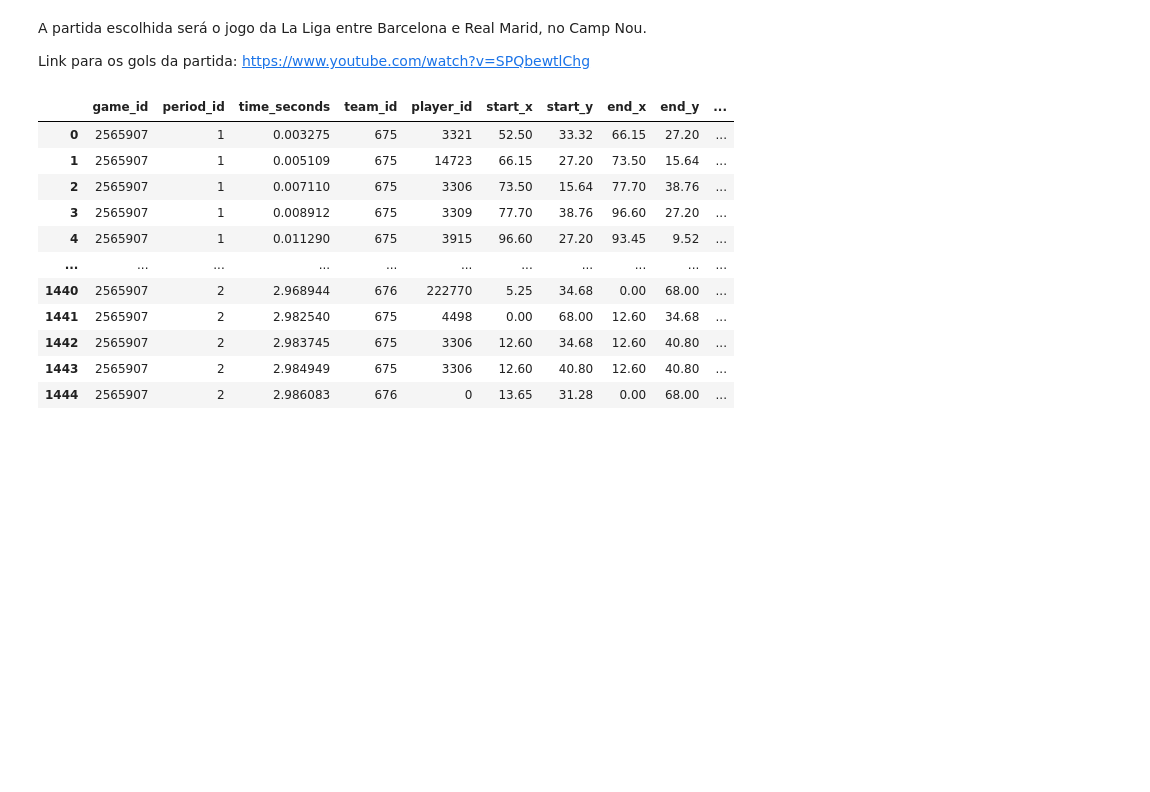
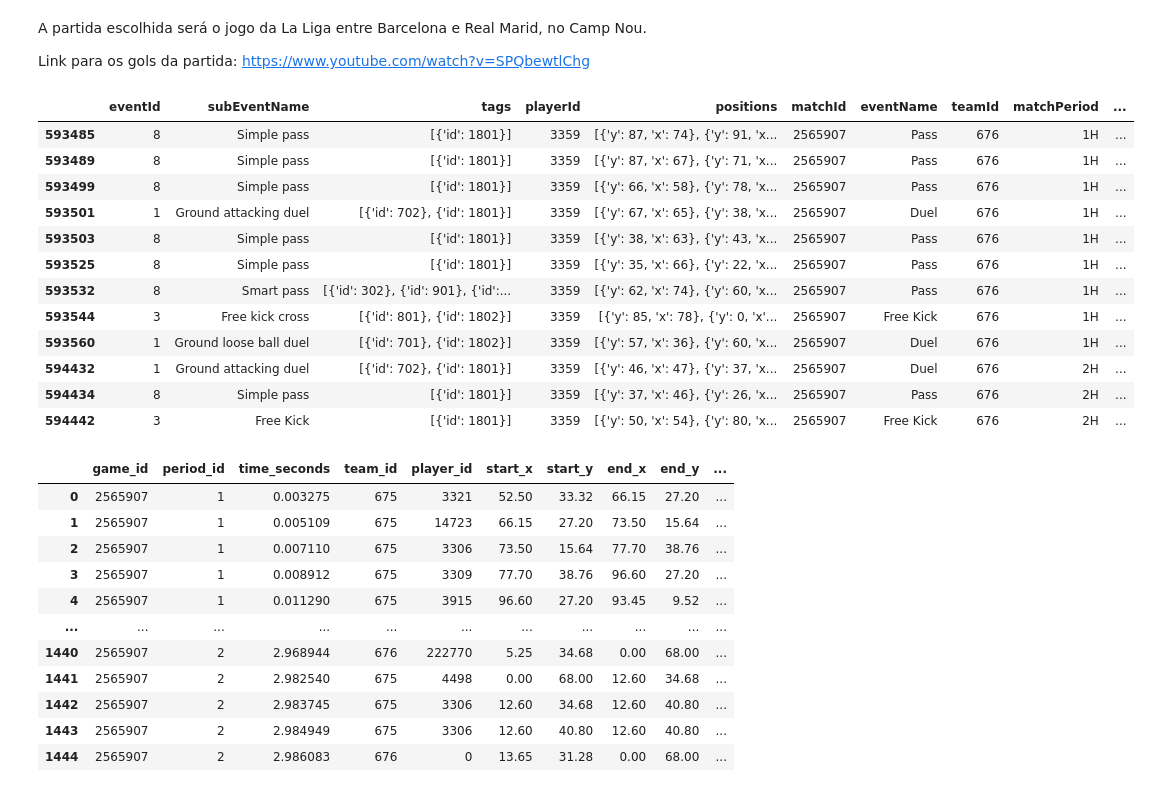
Before and after one commit to lframosferreira/soccer-analytics-notebooks, a Jupyter notebook: atv03/luis_felipe_ramos_ferreira.ipynb, the cells around one changed output. Cells and saved outputs as stored; diff of their text form; code cells hidden in the pictures; blank space fills up the shorter version.

```diff
--- a/atv03/luis_felipe_ramos_ferreira.ipynb
+++ b/atv03/luis_felipe_ramos_ferreira.ipynb
@@ -37,6 +37,22 @@ BARCELONA_ID: int = 676 # home team id
 spain_df: pd.DataFrame = pd.read_json("../data/atv03/events/events_Spain.json")
 match_df: pd.DataFrame = spain_df[spain_df["matchId"] == BARCELONA_VS_REAL_MADRID_ID]
 players_df: pd.DataFrame = pd.read_json("../data/atv03/players/players.json", encoding="iso-8859-1")
+# %%
+match_df[(match_df["playerId"] == 3359) & (match_df["eventSec"] < 300)]
+# %% [output]
+|  | eventId | subEventName | tags | playerId | positions | matchId | eventName | teamId | matchPeriod | ... |
+| 593485 | 8 | Simple pass | [{'id': 1801}] | 3359 | [{'y': 87, 'x': 74}, {'y': 91, 'x... | 2565907 | Pass | 676 | 1H | ... |
+| 593489 | 8 | Simple pass | [{'id': 1801}] | 3359 | [{'y': 87, 'x': 67}, {'y': 71, 'x... | 2565907 | Pass | 676 | 1H | ... |
+| 593499 | 8 | Simple pass | [{'id': 1801}] | 3359 | [{'y': 66, 'x': 58}, {'y': 78, 'x... | 2565907 | Pass | 676 | 1H | ... |
+| 593501 | 1 | Ground attacking duel | [{'id': 702}, {'id': 1801}] | 3359 | [{'y': 67, 'x': 65}, {'y': 38, 'x... | 2565907 | Duel | 676 | 1H | ... |
+| 593503 | 8 | Simple pass | [{'id': 1801}] | 3359 | [{'y': 38, 'x': 63}, {'y': 43, 'x... | 2565907 | Pass | 676 | 1H | ... |
+| 593525 | 8 | Simple pass | [{'id': 1801}] | 3359 | [{'y': 35, 'x': 66}, {'y': 22, 'x... | 2565907 | Pass | 676 | 1H | ... |
+| 593532 | 8 | Smart pass | [{'id': 302}, {'id': 901}, {'id':... | 3359 | [{'y': 62, 'x': 74}, {'y': 60, 'x... | 2565907 | Pass | 676 | 1H | ... |
+| 593544 | 3 | Free kick cross | [{'id': 801}, {'id': 1802}] | 3359 | [{'y': 85, 'x': 78}, {'y': 0, 'x'... | 2565907 | Free Kick | 676 | 1H | ... |
+| 593560 | 1 | Ground loose ball duel | [{'id': 701}, {'id': 1802}] | 3359 | [{'y': 57, 'x': 36}, {'y': 60, 'x... | 2565907 | Duel | 676 | 1H | ... |
+| 594432 | 1 | Ground attacking duel | [{'id': 702}, {'id': 1801}] | 3359 | [{'y': 46, 'x': 47}, {'y': 37, 'x... | 2565907 | Duel | 676 | 2H | ... |
+| 594434 | 8 | Simple pass | [{'id': 1801}] | 3359 | [{'y': 37, 'x': 46}, {'y': 26, 'x... | 2565907 | Pass | 676 | 2H | ... |
+| 594442 | 3 | Free Kick | [{'id': 1801}] | 3359 | [{'y': 50, 'x': 54}, {'y': 80, 'x... | 2565907 | Free Kick | 676 | 2H | ... |
 # %%
 match_df.rename(columns={"eventId": "type_id", "matchPeriod": "period_id", "subEventId": "subtype_id", "matchId": "game_id", "teamId": "team_id", "eventSec": "milliseconds", "playerId": "player_id", "id": "event_id"}, inplace=True)
 match_df["period_id"] = pd.factorize(match_df["period_id"])[0] + 1
```
Also changed, not shown: parts of 9 cells of this notebook.
